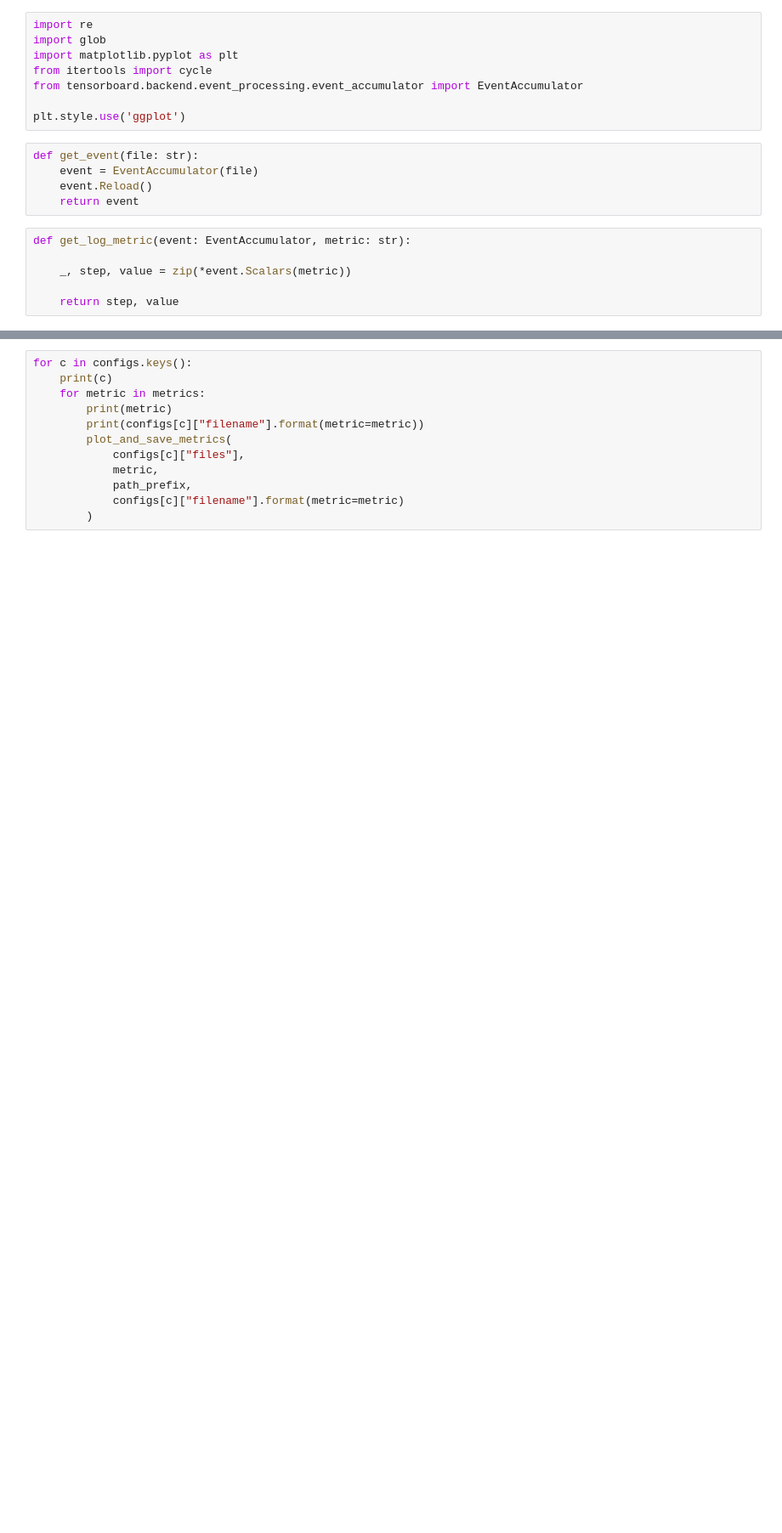
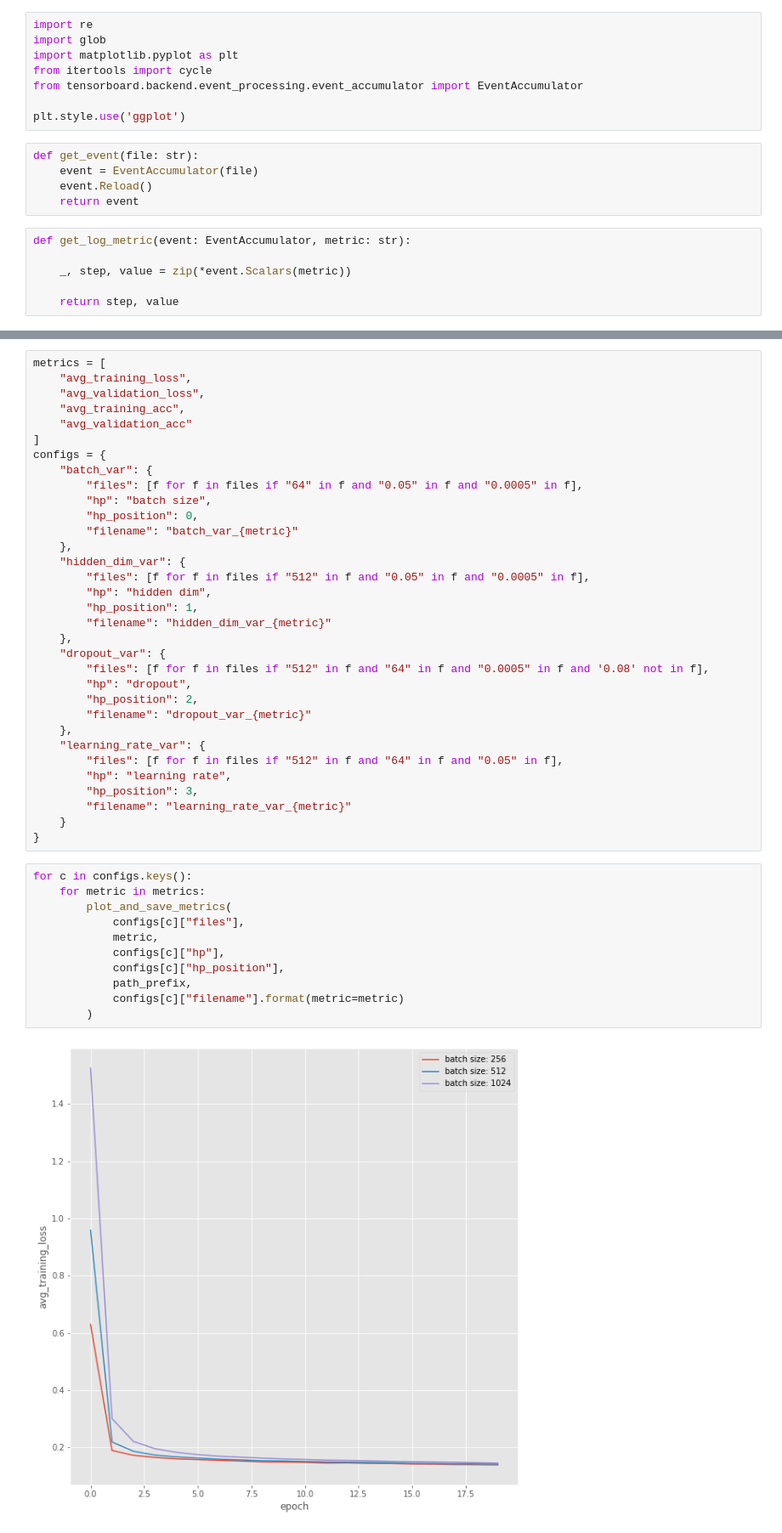
Before and after one commit to gbfelgas/cpe721, a Jupyter notebook: notebooks/results-collector.ipynb, the cells around one changed output, grey strips where cells are left out. Shown: that part at 85% size. Drawn from its saved outputs; the diff is of its cells as text; blank space fills up the shorter version.

```diff
--- a/notebooks/results-collector.ipynb
+++ b/notebooks/results-collector.ipynb
@@ -83,13 +71,46 @@ configs = {
+# %%
+metrics = [
+    "avg_training_loss",
+    "avg_validation_loss",
+    "avg_training_acc",
+    "avg_validation_acc"
+]
+configs = {
+    "batch_var": {
+        "files": [f for f in files if "64" in f and "0.05" in f and "0.0005" in f],
+        "hp": "batch size",
+        "hp_position": 0,
+        "filename": "batch_var_{metric}"
+    },
+    "hidden_dim_var": {
+        "files": [f for f in files if "512" in f and "0.05" in f and "0.0005" in f],
+        "hp": "hidden dim",
+        "hp_position": 1,
+        "filename": "hidden_dim_var_{metric}"
+    },
+    "dropout_var": {
+        "files": [f for f in files if "512" in f and "64" in f and "0.0005" in f and '0.08' not in f],
+        "hp": "dropout",
+        "hp_position": 2,
+        "filename": "dropout_var_{metric}"
+    },
+    "learning_rate_var": {
+        "files": [f for f in files if "512" in f and "64" in f and "0.05" in f],
+        "hp": "learning rate",
+        "hp_position": 3,
+        "filename": "learning_rate_var_{metric}"
+    }
+}
 # %%
 for c in configs.keys():
-    print(c)
     for metric in metrics:
-        print(metric)
-        print(configs[c]["filename"].format(metric=metric))
         plot_and_save_metrics(
             configs[c]["files"],
             metric,
+            configs[c]["hp"],
+            configs[c]["hp_position"],
             path_prefix,
             configs[c]["filename"].format(metric=metric)
         )
 # %% [output]
+[figure, new version]
```
Also changed, not shown: parts of 10 cells of this notebook, 17 other files.
